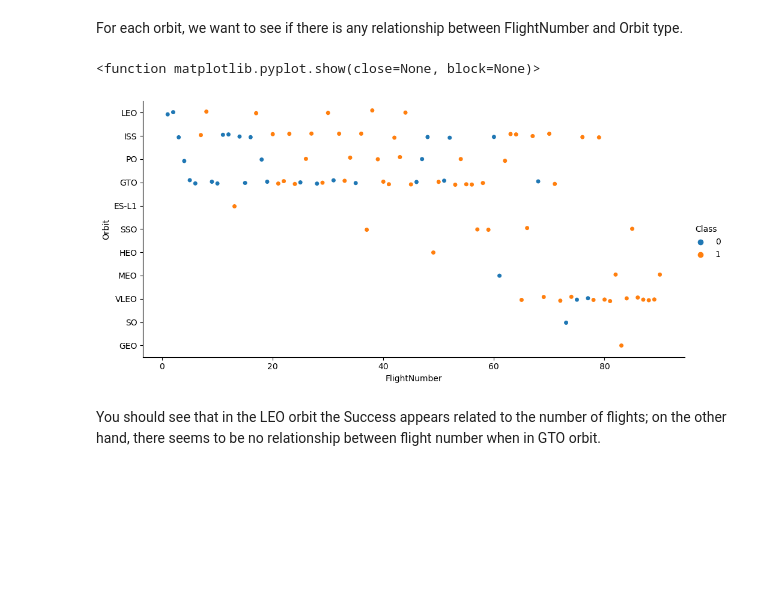
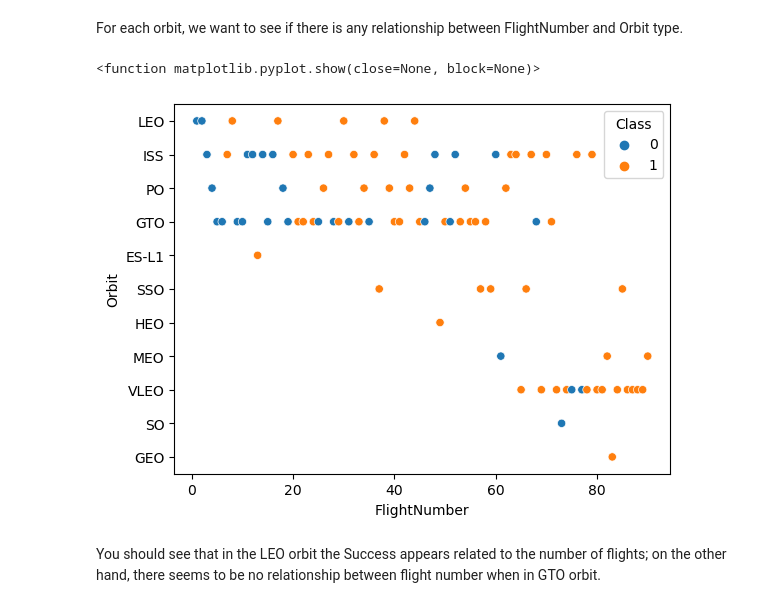
Before and after one commit to hunty-97/IBM-Capstone-Project, a Jupyter notebook: jupyter-labs-eda-dataviz.ipynb, the cells around one changed output. Saved outputs shown, nothing was run; the diff lists cells and outputs as text; code cells hidden in the pictures; blank space fills up the shorter version.

```diff
--- a/jupyter-labs-eda-dataviz.ipynb
+++ b/jupyter-labs-eda-dataviz.ipynb
@@ -132,11 +132,11 @@ Analyze the ploted bar chart try to find which orbits have high sucess rate.
 For each orbit, we want to see if there is any relationship between FlightNumber and Orbit type.
 # %%
 # Plot a scatter point chart with x axis to be FlightNumber and y axis to be the Orbit, and hue to be the class value
-sns.catplot(y='Orbit', x='FlightNumber', data=df, hue='Class',aspect =2)
+sns.scatterplot(y='Orbit', x='FlightNumber', data=df, hue='Class')
 plt.show
 # %% [output]
 <function matplotlib.pyplot.show(close=None, block=None)>
-[figure, old version]
+[figure, new version]
 # %% [markdown]
 You should see that in the LEO orbit the Success appears related to the number of flights; on the other hand, there seems to be no relationship between flight number when in GTO orbit.
 # %% [markdown]
```
Also changed, not shown: parts of 2 cells of this notebook, 1 other file.
